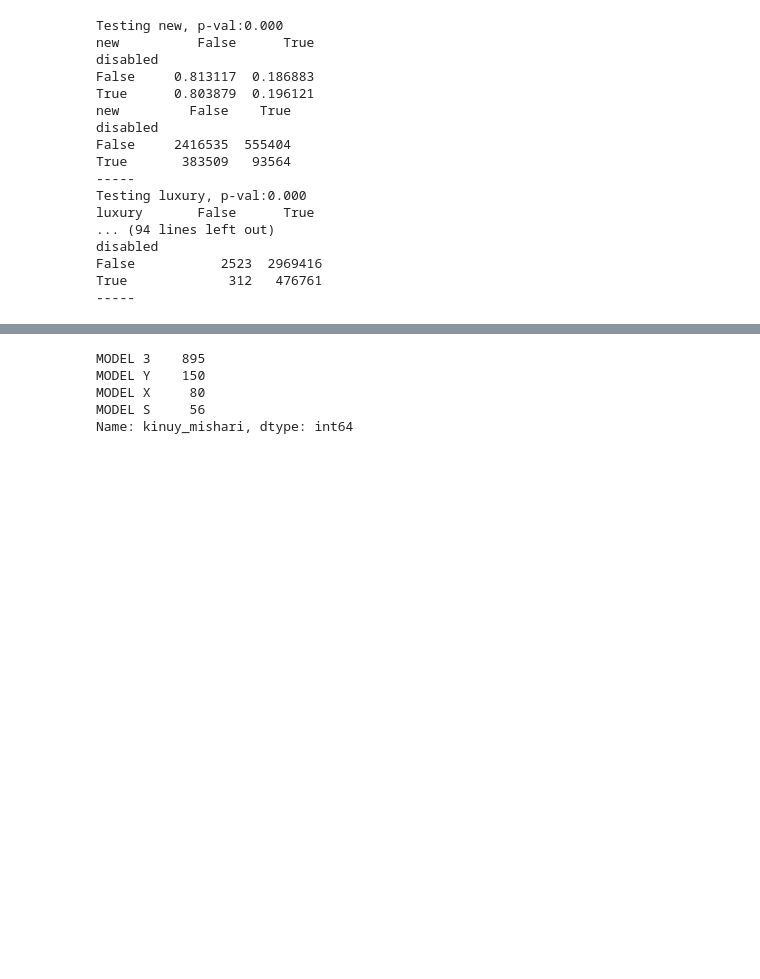
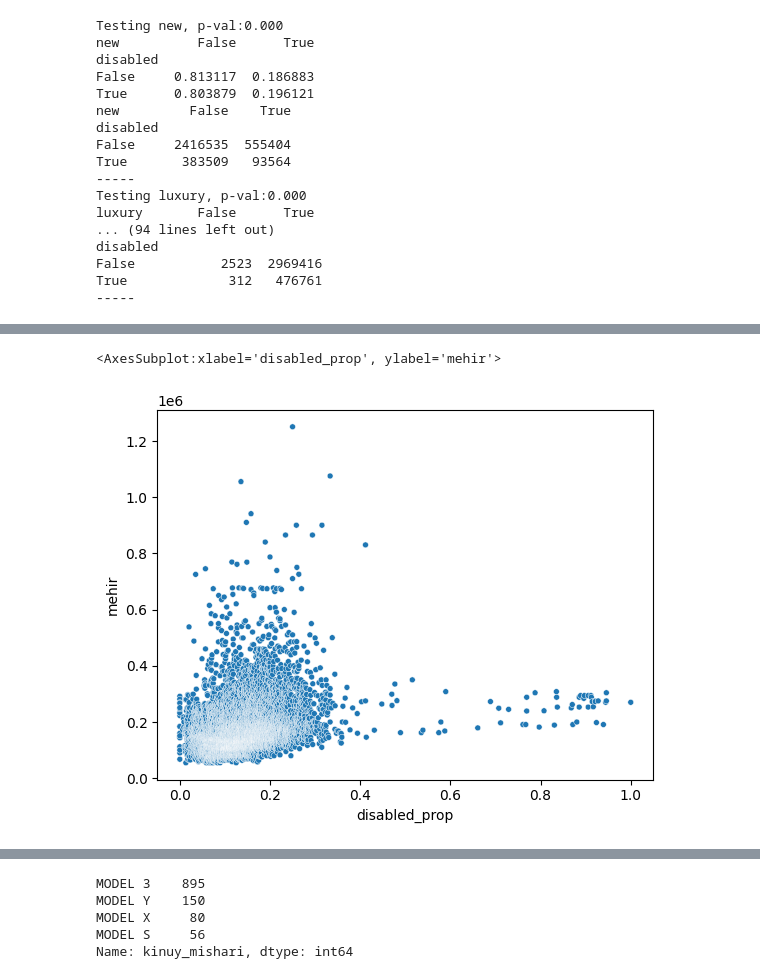
Before and after one commit to dpelleg/notebooks, a Jupyter notebook: misc/disabled_plates.ipynb, the cells around one changed output, grey strips where cells are left out. Cells and saved outputs as stored; diff of their text form; code cells hidden in the pictures; blank space fills up the shorter version.

```diff
--- a/misc/disabled_plates.ipynb
+++ b/misc/disabled_plates.ipynb
@@ -326,0 +320,15 @@ models_.query('gova > 200 and hanaa_nm == "4X4" and nefah_manoa > 2000 and mispa
+# %%
+print(df['mehir'].median())
+C='model'
+value_counts = df[C].value_counts()
+mask = (df[C].map(value_counts) > 50)
+
+bymodel=df.loc[mask].groupby(C)['disabled'].mean().sort_values()
+bymodel_ = bymodel.copy()
+
+bymodel=bymodel_.reset_index()
+bymodel.columns=['model', 'disabled_prop']
+
+bymodel=pd.merge(bymodel, prices, on='model')
+
+bymodel = pd.merge(bymodel, models, how='left', on='model')[['disabled_prop', 'tozeret_nm', 'kinuy_mishari', 'mehir']]
@@ -326,0 +357,5 @@ models_.query('gova > 200 and hanaa_nm == "4X4" and nefah_manoa > 2000 and mispa
+# %%
+sns.scatterplot(data=bymodel, x='disabled_prop', y='mehir', size=2, legend=False)
+# %% [output]
+<AxesSubplot:xlabel='disabled_prop', ylabel='mehir'>
+[figure, added]
```
Also changed, not shown: parts of 23 cells of this notebook, 3 other files.
